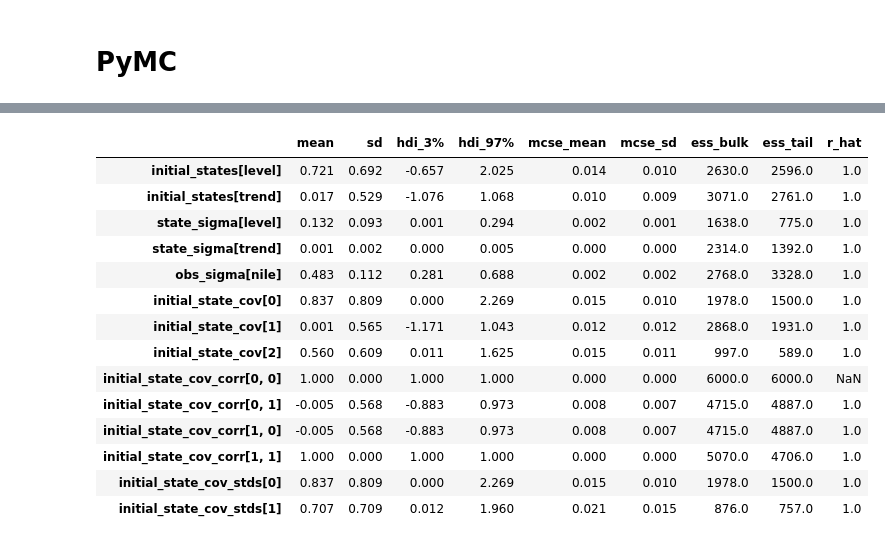
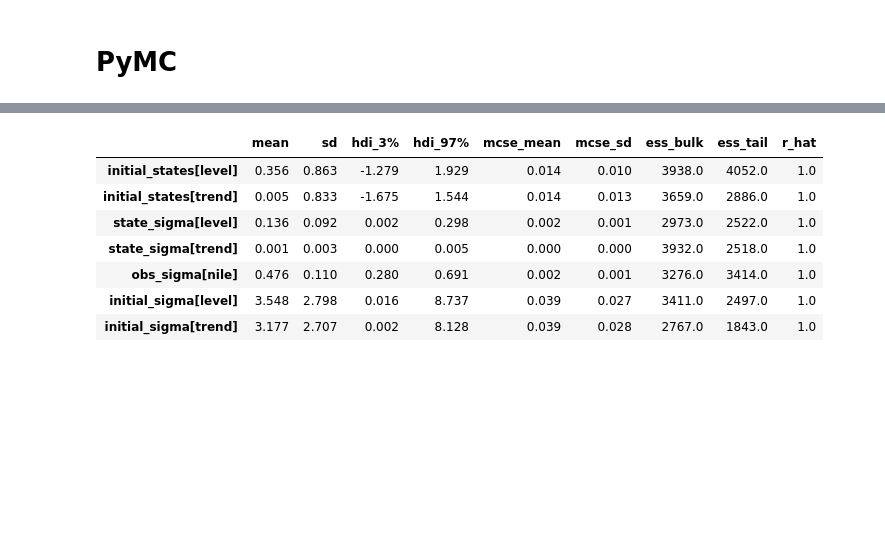
Before and after one commit to jessegrabowski/pymc_statespace, a Jupyter notebook: Nile Local Level Model.ipynb, the cells around one changed output, grey strips where cells are left out. Cells and saved outputs as stored; diff of their text form; code cells hidden in the pictures; blank space fills up the shorter version.

```diff
--- a/Nile Local Level Model.ipynb
+++ b/Nile Local Level Model.ipynb
@@ -146,16 +152,15 @@ with pm.Model(coords=coords) as nile_model:
     obs_sigma = pm.HalfNormal('obs_sigma', sigma=1.0, dims=['obs'])
 
     x0 = pm.Normal('initial_states', mu=0.0, sigma=1.0, dims=['states'])
+    initial_sigma = pm.HalfNormal('initial_sigma', sigma=5.0, dims=['states'])
 
-    sd_dist = pm.Exponential.dist(1.0)
-    chol, _, _ = pm.LKJCholeskyCov('initial_state_cov', n=2, eta=1.0,
-                                   sd_dist=sd_dist)
-    P0 = pm.Deterministic('P0', at.dot(chol, chol.T).ravel())
+    P0 = np.eye(2) * initial_sigma
 
     theta = at.concatenate([x0.ravel(), P0.ravel(), obs_sigma.ravel(), state_sigmas.ravel()])
+    model.build_statespace_graph(theta)
 
-    likelihood = pm.Potential("likelihood", kalman_likelihood(theta))
-    y_hat = pm.Deterministic('y_hat', kalman_mean(theta))
-    cov_hat = pm.Deterministic('cov_hat', kalman_cov(theta))
+    likelihood = pm.Potential("likelihood", model.log_likelihood)
+    y_hat = pm.Deterministic('y_hat', model.filtered_states)
+    cov_hat = pm.Deterministic('cov_hat', model.filtered_covarainces)
 
     prior_params = pm.sample_prior_predictive(var_names=['y_hat', 'cov_hat'])
@@ -189,6 +197,6 @@ plt.show()
 # %%
 with nile_model:
-    trace = pm.sample(cores=6, target_accept=0.95)
+    trace = pm.sample(cores=6, target_accept=0.99)
 # %% [output]
 Auto-assigning NUTS sampler...
 Initializing NUTS using jitter+adapt_diag...
@@ -200,21 +211,14 @@ The acceptance probability does not match the target. It is 0.8988, but should b
 # %%
-az.summary(trace, var_names=['~y_hat', '~cov_hat', '~P0'])
+az.summary(trace, var_names=['~y_hat', '~cov_hat'])
 # %% [output]
 |  | mean | sd | hdi_3% | hdi_97% | mcse_mean | mcse_sd | ess_bulk | ess_tail | r_hat |
-| initial_states[level] | 0.721 | 0.692 | -0.657 | 2.025 | 0.014 | 0.010 | 2630.0 | 2596.0 | 1.0 |
-| initial_states[trend] | 0.017 | 0.529 | -1.076 | 1.068 | 0.010 | 0.009 | 3071.0 | 2761.0 | 1.0 |
-| state_sigma[level] | 0.132 | 0.093 | 0.001 | 0.294 | 0.002 | 0.001 | 1638.0 | 775.0 | 1.0 |
-| state_sigma[trend] | 0.001 | 0.002 | 0.000 | 0.005 | 0.000 | 0.000 | 2314.0 | 1392.0 | 1.0 |
-| obs_sigma[nile] | 0.483 | 0.112 | 0.281 | 0.688 | 0.002 | 0.002 | 2768.0 | 3328.0 | 1.0 |
-| initial_state_cov[0] | 0.837 | 0.809 | 0.000 | 2.269 | 0.015 | 0.010 | 1978.0 | 1500.0 | 1.0 |
-| initial_state_cov[1] | 0.001 | 0.565 | -1.171 | 1.043 | 0.012 | 0.012 | 2868.0 | 1931.0 | 1.0 |
-| initial_state_cov[2] | 0.560 | 0.609 | 0.011 | 1.625 | 0.015 | 0.011 | 997.0 | 589.0 | 1.0 |
-| initial_state_cov_corr[0, 0] | 1.000 | 0.000 | 1.000 | 1.000 | 0.000 | 0.000 | 6000.0 | 6000.0 | NaN |
-| initial_state_cov_corr[0, 1] | -0.005 | 0.568 | -0.883 | 0.973 | 0.008 | 0.007 | 4715.0 | 4887.0 | 1.0 |
-| initial_state_cov_corr[1, 0] | -0.005 | 0.568 | -0.883 | 0.973 | 0.008 | 0.007 | 4715.0 | 4887.0 | 1.0 |
-| initial_state_cov_corr[1, 1] | 1.000 | 0.000 | 1.000 | 1.000 | 0.000 | 0.000 | 5070.0 | 4706.0 | 1.0 |
-| initial_state_cov_stds[0] | 0.837 | 0.809 | 0.000 | 2.269 | 0.015 | 0.010 | 1978.0 | 1500.0 | 1.0 |
-| initial_state_cov_stds[1] | 0.707 | 0.709 | 0.012 | 1.960 | 0.021 | 0.015 | 876.0 | 757.0 | 1.0 |
+| initial_states[level] | 0.356 | 0.863 | -1.279 | 1.929 | 0.014 | 0.010 | 3938.0 | 4052.0 | 1.0 |
+| initial_states[trend] | 0.005 | 0.833 | -1.675 | 1.544 | 0.014 | 0.013 | 3659.0 | 2886.0 | 1.0 |
+| state_sigma[level] | 0.136 | 0.092 | 0.002 | 0.298 | 0.002 | 0.001 | 2973.0 | 2522.0 | 1.0 |
+| state_sigma[trend] | 0.001 | 0.003 | 0.000 | 0.005 | 0.000 | 0.000 | 3932.0 | 2518.0 | 1.0 |
+| obs_sigma[nile] | 0.476 | 0.110 | 0.280 | 0.691 | 0.002 | 0.001 | 3276.0 | 3414.0 | 1.0 |
+| initial_sigma[level] | 3.548 | 2.798 | 0.016 | 8.737 | 0.039 | 0.027 | 3411.0 | 2497.0 | 1.0 |
+| initial_sigma[trend] | 3.177 | 2.707 | 0.002 | 8.128 | 0.039 | 0.028 | 2767.0 | 1843.0 | 1.0 |
 # %%
 res.summary()
 # %% [output]
```
Also changed, not shown: parts of 15 cells of this notebook, 3 other files.
